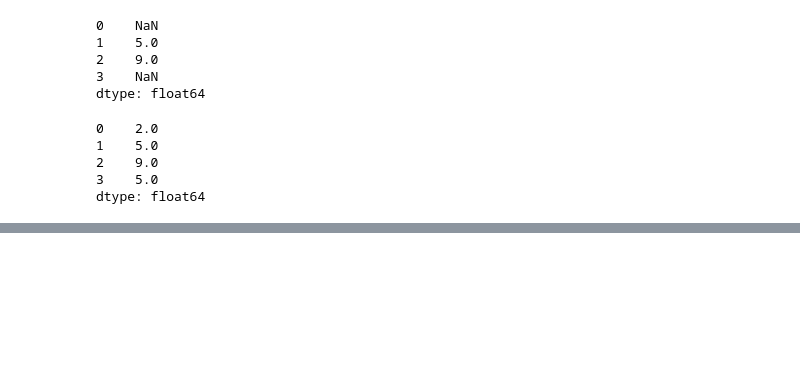
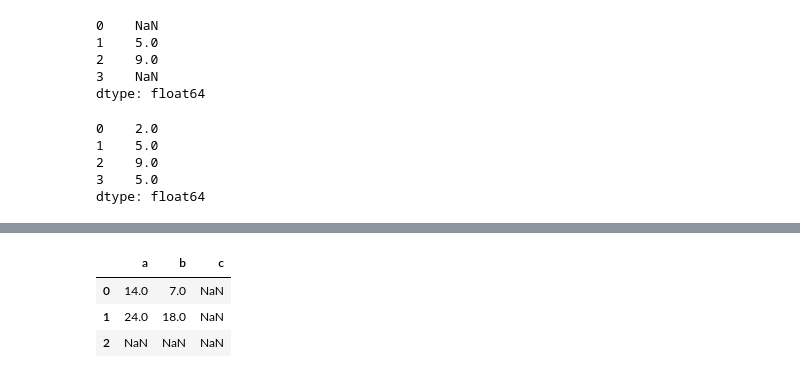
Before and after one commit to aradatascience/arads-Python-workspace, a Jupyter notebook: jupyter_04_pandas.ipynb, the cells around one changed output, grey strips where cells are left out. Saved outputs shown, nothing was run; the diff lists cells and outputs as text; code cells hidden in the pictures; blank space fills up the shorter version.

```diff
--- a/jupyter_04_pandas.ipynb
+++ b/jupyter_04_pandas.ipynb
@@ -517,3 +517,7 @@ A.add(B, fill_value=0)
 2    9.0
 3    5.0
 dtype: float64
+# %%
+A = pd.DataFrame(rng.integers(0, 20, (2, 2)),
+                 columns=['a', 'b'])
+A
@@ -519,0 +537,7 @@ dtype: float64
+# %%
+A + B
+# %% [output]
+|  | a | b | c |
+| 0 | 14.0 | 7.0 | NaN |
+| 1 | 24.0 | 18.0 | NaN |
+| 2 | NaN | NaN | NaN |
```
Also changed, not shown: parts of 2 cells of this notebook.
